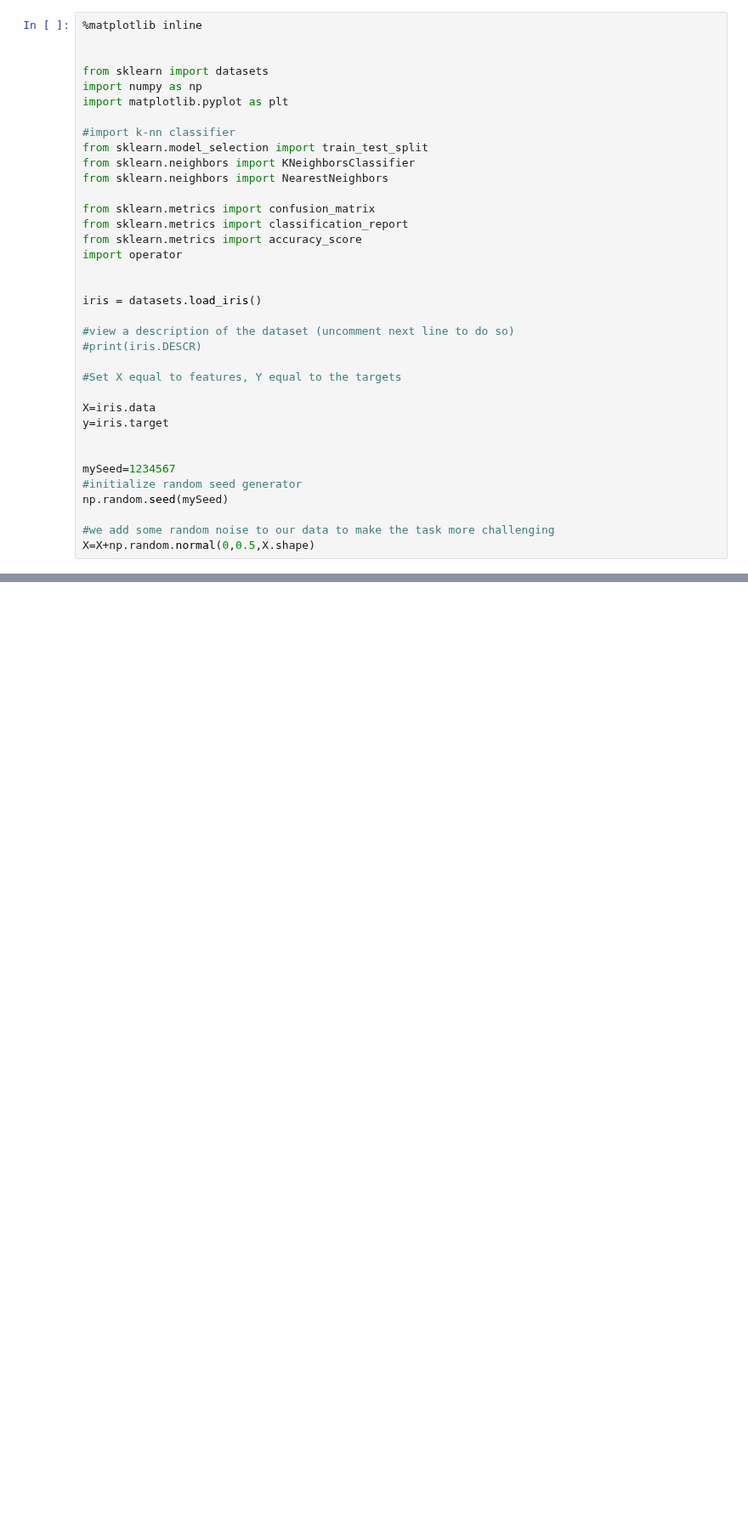
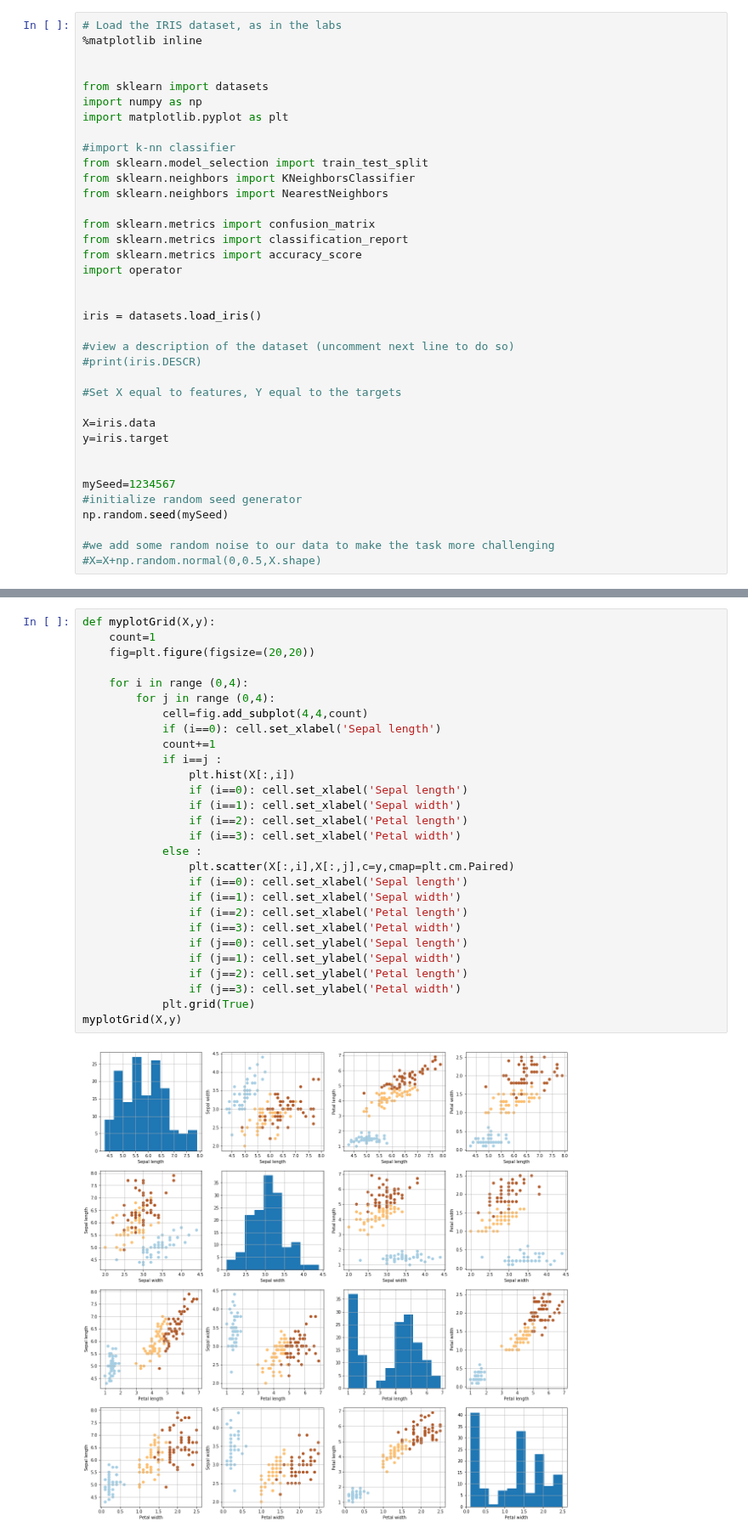
Before and after one commit to Hadzabadza/ML, a Jupyter notebook: Arsen_Khadzegov_MLCW1.ipynb, the cells around one changed output, grey strips where cells are left out. Shown at 85% size. Cells and saved outputs as stored; diff of their text form; blank space fills up the shorter version.

```diff
--- a/Arsen_Khadzegov_MLCW1.ipynb
+++ b/Arsen_Khadzegov_MLCW1.ipynb
@@ -1,4 +13,5 @@
 # %%
+# Load the IRIS dataset, as in the labs
 %matplotlib inline
 
 
@@ -33,4 +46,4 @@ mySeed=1234567
 np.random.seed(mySeed)
 
 #we add some random noise to our data to make the task more challenging
-X=X+np.random.normal(0,0.5,X.shape)
+#X=X+np.random.normal(0,0.5,X.shape)
@@ -36,0 +60,30 @@ X=X+np.random.normal(0,0.5,X.shape)
+# %%
+def myplotGrid(X,y):
+    count=1
+    fig=plt.figure(figsize=(20,20))
+
+    for i in range (0,4):
+        for j in range (0,4):
+            cell=fig.add_subplot(4,4,count)
+            if (i==0): cell.set_xlabel('Sepal length')
+            count+=1
+            if i==j :
+                plt.hist(X[:,i])
+                if (i==0): cell.set_xlabel('Sepal length')
+                if (i==1): cell.set_xlabel('Sepal width')
+                if (i==2): cell.set_xlabel('Petal length')
+                if (i==3): cell.set_xlabel('Petal width')
+            else :
+                plt.scatter(X[:,i],X[:,j],c=y,cmap=plt.cm.Paired)
+                if (i==0): cell.set_xlabel('Sepal length')
+                if (i==1): cell.set_xlabel('Sepal width')
+                if (i==2): cell.set_xlabel('Petal length')
+                if (i==3): cell.set_xlabel('Petal width')
+                if (j==0): cell.set_ylabel('Sepal length')
+                if (j==1): cell.set_ylabel('Sepal width')
+                if (j==2): cell.set_ylabel('Petal length')
+                if (j==3): cell.set_ylabel('Petal width')
+            plt.grid(True)
+myplotGrid(X,y)
+# %% [output]
+[figure, added]
```
Also changed, not shown: parts of 10 cells of this notebook, 1 other file.
